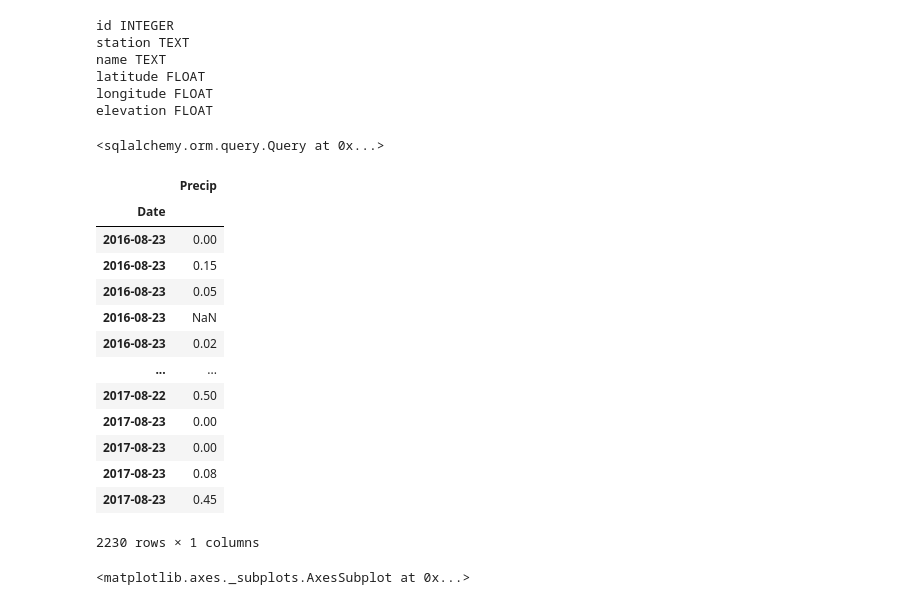
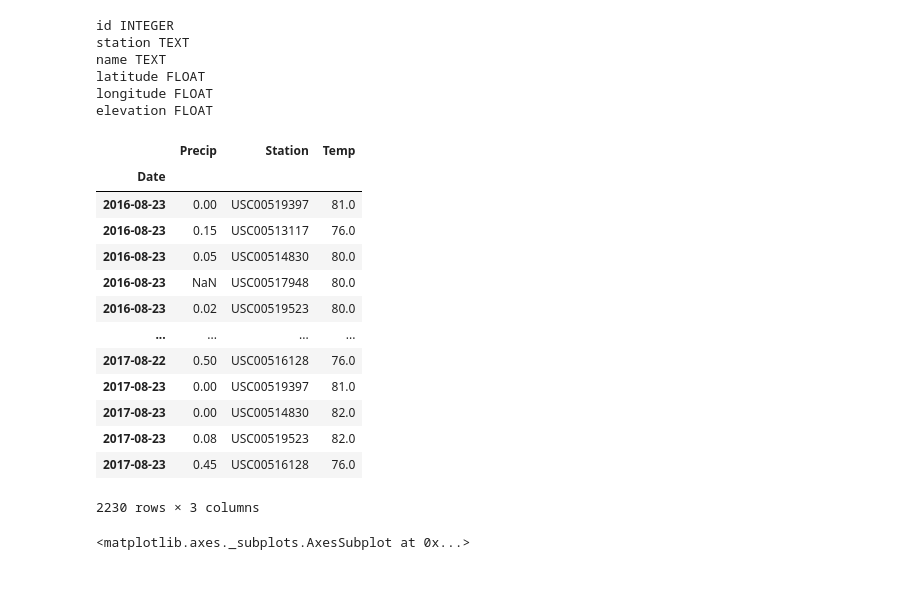
Before and after one commit to rmaher314/HW8_SQLAlchemy_Challenge, a Jupyter notebook: climate_starter.ipynb, the cells around one changed output. Saved outputs shown, nothing was run; the diff lists cells and outputs as text; code cells hidden in the pictures.

```diff
--- a/climate_starter.ipynb
+++ b/climate_starter.ipynb
@@ -61,21 +61,12 @@ name TEXT
 latitude FLOAT
 longitude FLOAT
 elevation FLOAT
-# %%
-# Design a query to retrieve the last 12 months of precipitation data and plot the results
-
-#date_str = "10"
-session.query(Measurement.date).\
-    filter(Measurement.date < "2017-08-23").\
-    order_by(Measurement.date)
-# %% [output]
-<sqlalchemy.orm.query.Query at 0x...>
 # %%
 # TODO: Look at this afer the end of the assignment. Calculate the date 1 year ago from the last data point in the database
 # Done! Perform a query to retrieve the data and precipitation scores
 
 date = dt.datetime(2016, 8, 22)
-yearprecip = session.query(Measurement.date, Measurement.prcp).\
+yearprecip = session.query(Measurement.date, Measurement.prcp, Measurement.station, Measurement.tobs).\
     filter(Measurement.date > date).\
     order_by(Measurement.date).all()
 
@@ -83,23 +74,23 @@ yearprecip = session.query(Measurement.date, Measurement.prcp).\
 # %%
 # Save the query results as a Pandas DataFrame and set the index to the date column
 # Sort the dataframe by date
-yearprecip_df = pd.DataFrame(yearprecip, columns=['Date', 'Precip'])
-yearprecip_df= yearprecip_df.set_index('Date')
-yearprecip_df
+yearprecip_df = pd.DataFrame(yearprecip, columns=['Date', 'Precip','Station', 'Temp'])
+yearprecip2_df= yearprecip_df.set_index('Date')
+yearprecip2_df
 # %% [output]
-|  | Precip |
-| Date |  |
-| 2016-08-23 | 0.00 |
-| 2016-08-23 | 0.15 |
-| 2016-08-23 | 0.05 |
-| 2016-08-23 | NaN |
-| 2016-08-23 | 0.02 |
-| ... | ... |
-| 2017-08-22 | 0.50 |
-| 2017-08-23 | 0.00 |
-| 2017-08-23 | 0.00 |
-| 2017-08-23 | 0.08 |
-| 2017-08-23 | 0.45 |
+|  | Precip | Station | Temp |
+| Date |  |  |  |
+| 2016-08-23 | 0.00 | USC00519397 | 81.0 |
+| 2016-08-23 | 0.15 | USC00513117 | 76.0 |
+| 2016-08-23 | 0.05 | USC00514830 | 80.0 |
+| 2016-08-23 | NaN | USC00517948 | 80.0 |
+| 2016-08-23 | 0.02 | USC00519523 | 80.0 |
+| ... | ... | ... | ... |
+| 2017-08-22 | 0.50 | USC00516128 | 76.0 |
+| 2017-08-23 | 0.00 | USC00519397 | 81.0 |
+| 2017-08-23 | 0.00 | USC00514830 | 82.0 |
+| 2017-08-23 | 0.08 | USC00519523 | 82.0 |
+| 2017-08-23 | 0.45 | USC00516128 | 76.0 |
-2230 rows × 1 columns
+2230 rows × 3 columns
 # %%
 # Use Pandas Plotting with Matplotlib to plot the data
```
Also changed, not shown: parts of 12 cells of this notebook.
